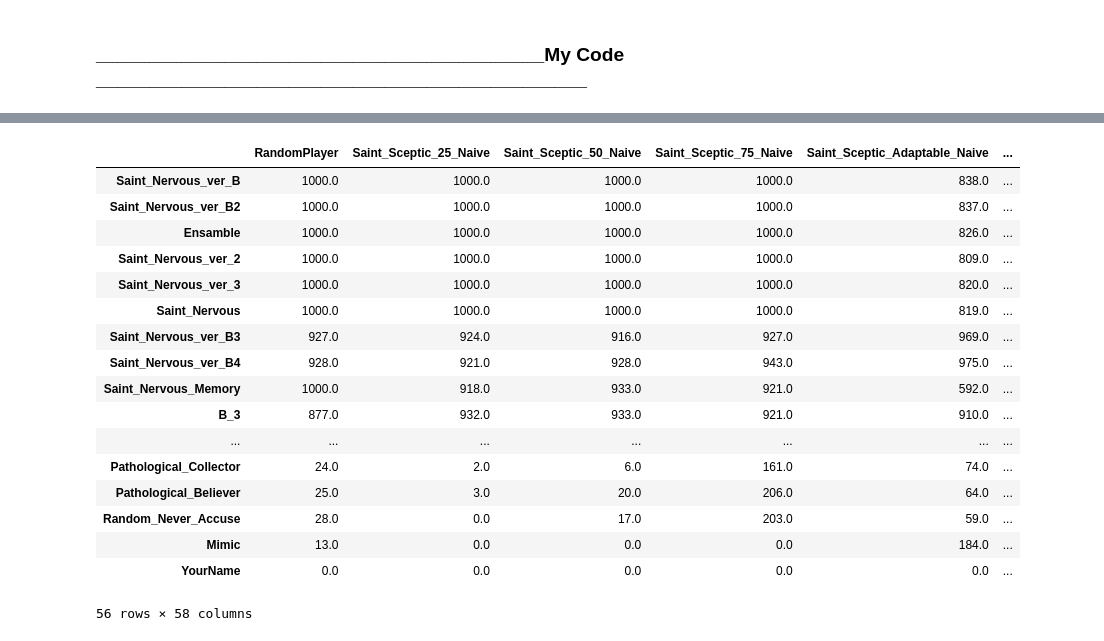
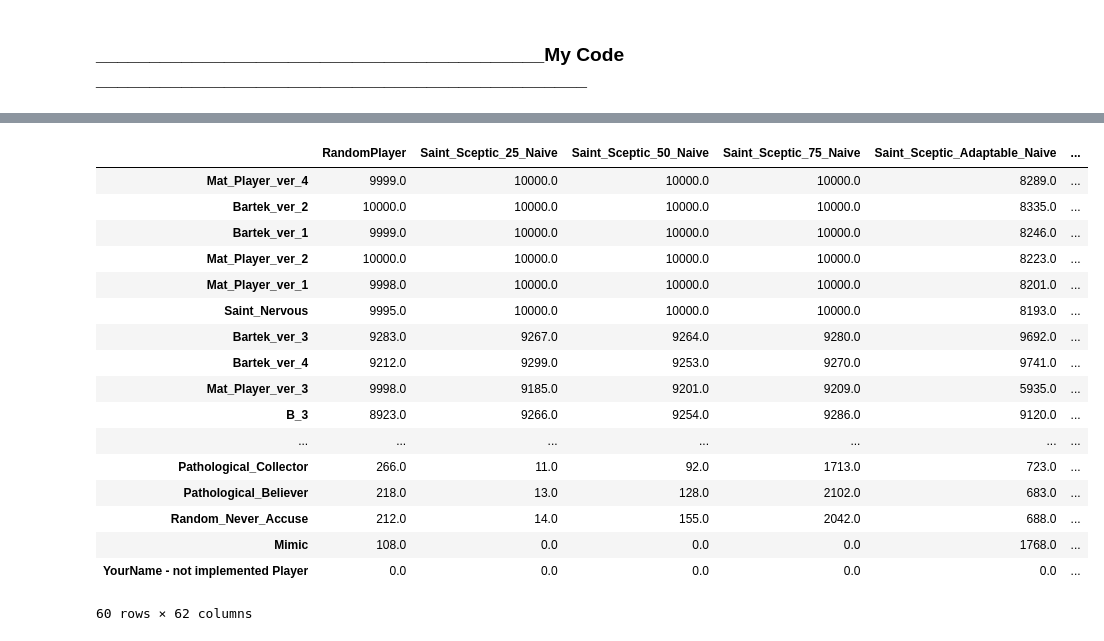
Before and after one commit to MatTheTab/Decision_Analysis, a Jupyter notebook: Project_4/comparator.ipynb, the cells around one changed output, grey strips where cells are left out. Saved outputs shown, nothing was run; the diff lists cells and outputs as text; code cells hidden in the pictures.

```diff
--- a/Project_4/comparator.ipynb
+++ b/Project_4/comparator.ipynb
@@ -113,7 +117,7 @@ def comparePlayers(player1_class, player2_class):
     stats_cheats = [0, 0]
     stats_errors = [0, 0]
 
-    repeats = 1000
+    repeats = 10000 #For most accurate tests
     errors = 0
     draws = 0
 
@@ -304,8 +318,8 @@ agent_strategies = [["RandomPlayer", "RANDOM", RandomPlayer],
             ["Saint_Sceptic_50_Naive", "SAINT", Saint_Sceptic_50_Naive],
             ["Saint_Sceptic_75_Naive", "SAINT", Saint_Sceptic_75_Naive],
             ["Saint_Sceptic_Adaptable_Naive", "SAINT", Saint_Sceptic_Adaptable_Naive],
-            ["Ensamble", "ENSAMBLE", ensamble_player],
-            ["YourName", "YourName", YourName],
+            ["Mat_Player_ver_4", "ENSAMBLE", ensamble_player],
+            ["YourName - not implemented Player", "YourName", YourName],
            ["MyRandom_Default", "CUSTOM_RANDOM", MyRandom_Default],
            ["MyRandom_All_Cards", "CUSTOM_RANDOM", MyRandom_All_Cards],
            ["MyRandom_Real_Cards", "CUSTOM_RANDOM", MyRandom_Real_Cards],
@@ -317,12 +331,12 @@ agent_strategies = [["RandomPlayer", "RANDOM", RandomPlayer],
            ["Saint_Two_Face", "SAINT", Saint_Two_Face],
            ["Saint_Accountant", "SAINT", Saint_Accountant],
            ["Saint_Nervous", "SAINT", Saint_Nervous],
-           ["Saint_Nervous_ver_2", "SAINT", Saint_Nervous_ver_2],
-           ["Saint_Nervous_ver_3", "SAINT", Saint_Nervous_ver_3],
-           ["Saint_Nervous_Memory", "SAINT", Saint_Nervous_Memory],
-           ["Adam_player", "CUSTOM", Adam_player],
-           ["AdamK", "CUSTOM", AdamK],
-           ["AdamK2", "CUSTOM", AdamK2],
+           ["Mat_Player_ver_1", "SAINT", Saint_Nervous_ver_2],
+           ["Mat_Player_ver_2", "SAINT", Saint_Nervous_ver_3],
+           ["Mat_Player_ver_3", "SAINT", Saint_Nervous_Memory],
+           ["Adam_M_Player", "CUSTOM", Adam_player],
+           ["AdamK_ver_1", "CUSTOM", AdamK],
+           ["AdamK2_ver_2", "CUSTOM", AdamK2],
            ["Saint_Collector", "SAINT", Saint_Collector],
            ["Dabbler_Believer", "DABBLER", Dabbler_Believer],
            ["Dabbler_Once_in_a_While", "DABBLER", Dabbler_Once_in_a_While],
@@ -330,51 +344,55 @@ agent_strategies = [["RandomPlayer", "RANDOM", RandomPlayer],
            ["Dabbler_Accountant", "DABBLER", Dabbler_Accountant],
            ["Dabbler_Nervous", "DABBLER", Dabbler_Nervous],
            ["Dabbler_Collector", "DABBLER", Dabbler_Collector],
            ["Coin_Flipper_Believer", "COIN_FLIPPER", Coin_Flipper_Believer],
            ["Coin_Flipper_Once_in_a_While", "COIN_FLIPPER", Coin_Flipper_Once_in_a_While],
            ["Coin_Flipper_Two_Face", "COIN_FLIPPER", Coin_Flipper_Two_Face],
            ["Coin_Flipper_Accountant", "COIN_FLIPPER", Coin_Flipper_Accountant],
            ["Coin_Flipper_Nervous", "COIN_FLIPPER", Coin_Flipper_Nervous],
            ["Coin_Flipper_Collector", "COIN_FLIPPER", Coin_Flipper_Collector],
            ["Pathological_Believer", "PATHOLOGICAL", Pathological_Believer],
            ["Pathological_Once_in_a_While", "PATHOLOGICAL", Pathological_Once_in_a_While],
            ["Pathological_Two_Face", "PATHOLOGICAL", Pathological_Two_Face],
            ["Pathological_Accountant", "PATHOLOGICAL", Pathological_Accountant],
            ["Pathological_Nervous", "PUSHER", Pathological_Nervous],
            ["Pathological_Collector", "PUSHER", Pathological_Collector],
            ["Pusher_Believer", "PUSHER", Pusher_Believer],
            ["Pusher_Once_in_a_While", "PUSHER", Pusher_Once_in_a_While],
            ["Pusher_Two_Face", "PUSHER", Pusher_Two_Face],
            ["Pusher_Accountant", "PUSHER", Pusher_Accountant],
            ["Pusher_Nervous", "PUSHER", Pusher_Nervous],
            ["Pusher_Collector", "PUSHER", Pusher_Collector],
            ["B_1", "B_PLAYER", Blayer],
            ["B_2", "B_PLAYER", Blayer2],
            ["B_3", "B_PLAYER", Blayer3],
-           ["Saint_Nervous_ver_B", "B_PLAYER", Saint_Nervous_ver_B],
-           ["Saint_Nervous_ver_B2", "B_PLAYER", Saint_Nervous_ver_B2],
-           ["Saint_Nervous_ver_B3", "B_PLAYER", Saint_Nervous_ver_B3],
-           ["Saint_Nervous_ver_B4", "B_PLAYER", Saint_Nervous_ver_B4],
+           ["Bartek_ver_1", "B_PLAYER", Saint_Nervous_ver_B],
+           ["Bartek_ver_2", "B_PLAYER", Saint_Nervous_ver_B2],
+           ["Bartek_ver_3", "B_PLAYER", Saint_Nervous_ver_B3],
+           ["Bartek_ver_4", "B_PLAYER", Saint_Nervous_ver_B4],
+           ["Janek_Michal_ver_1", "MICHAL_JANEK", KaminskiIndrzejczak_ver_1],
+           ["Janek_Michal_ver_2", "MICHAL_JANEK", KaminskiIndrzejczak_ver_2],
+           ["Vadym_Player", "VADYM", Vadym_Player],
+           ["Krzysztof_Player", "KRZYSZTOF", Krzysztof_Player]
            ]
 
 results = compare_all(agent_strategies)
 results
 # %% [output]
 |  | RandomPlayer | Saint_Sceptic_25_Naive | Saint_Sceptic_50_Naive | Saint_Sceptic_75_Naive | Saint_Sceptic_Adaptable_Naive | ... |
-| Saint_Nervous_ver_B | 1000.0 | 1000.0 | 1000.0 | 1000.0 | 838.0 | ... |
-| Saint_Nervous_ver_B2 | 1000.0 | 1000.0 | 1000.0 | 1000.0 | 837.0 | ... |
-| Ensamble | 1000.0 | 1000.0 | 1000.0 | 1000.0 | 826.0 | ... |
-| Saint_Nervous_ver_2 | 1000.0 | 1000.0 | 1000.0 | 1000.0 | 809.0 | ... |
-| Saint_Nervous_ver_3 | 1000.0 | 1000.0 | 1000.0 | 1000.0 | 820.0 | ... |
-| Saint_Nervous | 1000.0 | 1000.0 | 1000.0 | 1000.0 | 819.0 | ... |
-| Saint_Nervous_ver_B3 | 927.0 | 924.0 | 916.0 | 927.0 | 969.0 | ... |
-| Saint_Nervous_ver_B4 | 928.0 | 921.0 | 928.0 | 943.0 | 975.0 | ... |
-| Saint_Nervous_Memory | 1000.0 | 918.0 | 933.0 | 921.0 | 592.0 | ... |
-| B_3 | 877.0 | 932.0 | 933.0 | 921.0 | 910.0 | ... |
+| Mat_Player_ver_4 | 9999.0 | 10000.0 | 10000.0 | 10000.0 | 8289.0 | ... |
+| Bartek_ver_2 | 10000.0 | 10000.0 | 10000.0 | 10000.0 | 8335.0 | ... |
+| Bartek_ver_1 | 9999.0 | 10000.0 | 10000.0 | 10000.0 | 8246.0 | ... |
+| Mat_Player_ver_2 | 10000.0 | 10000.0 | 10000.0 | 10000.0 | 8223.0 | ... |
+| Mat_Player_ver_1 | 9998.0 | 10000.0 | 10000.0 | 10000.0 | 8201.0 | ... |
+| Saint_Nervous | 9995.0 | 10000.0 | 10000.0 | 10000.0 | 8193.0 | ... |
+| Bartek_ver_3 | 9283.0 | 9267.0 | 9264.0 | 9280.0 | 9692.0 | ... |
+| Bartek_ver_4 | 9212.0 | 9299.0 | 9253.0 | 9270.0 | 9741.0 | ... |
+| Mat_Player_ver_3 | 9998.0 | 9185.0 | 9201.0 | 9209.0 | 5935.0 | ... |
+| B_3 | 8923.0 | 9266.0 | 9254.0 | 9286.0 | 9120.0 | ... |
 | ... | ... | ... | ... | ... | ... | ... |
-| Pathological_Collector | 24.0 | 2.0 | 6.0 | 161.0 | 74.0 | ... |
-| Pathological_Believer | 25.0 | 3.0 | 20.0 | 206.0 | 64.0 | ... |
-| Random_Never_Accuse | 28.0 | 0.0 | 17.0 | 203.0 | 59.0 | ... |
-| Mimic | 13.0 | 0.0 | 0.0 | 0.0 | 184.0 | ... |
-| YourName | 0.0 | 0.0 | 0.0 | 0.0 | 0.0 | ... |
+| Pathological_Collector | 266.0 | 11.0 | 92.0 | 1713.0 | 723.0 | ... |
+| Pathological_Believer | 218.0 | 13.0 | 128.0 | 2102.0 | 683.0 | ... |
+| Random_Never_Accuse | 212.0 | 14.0 | 155.0 | 2042.0 | 688.0 | ... |
+| Mimic | 108.0 | 0.0 | 0.0 | 0.0 | 1768.0 | ... |
+| YourName - not implemented Player | 0.0 | 0.0 | 0.0 | 0.0 | 0.0 | ... |
-56 rows × 58 columns
+60 rows × 62 columns
```
Also changed, not shown: parts of 36 cells of this notebook, 4 other files.
